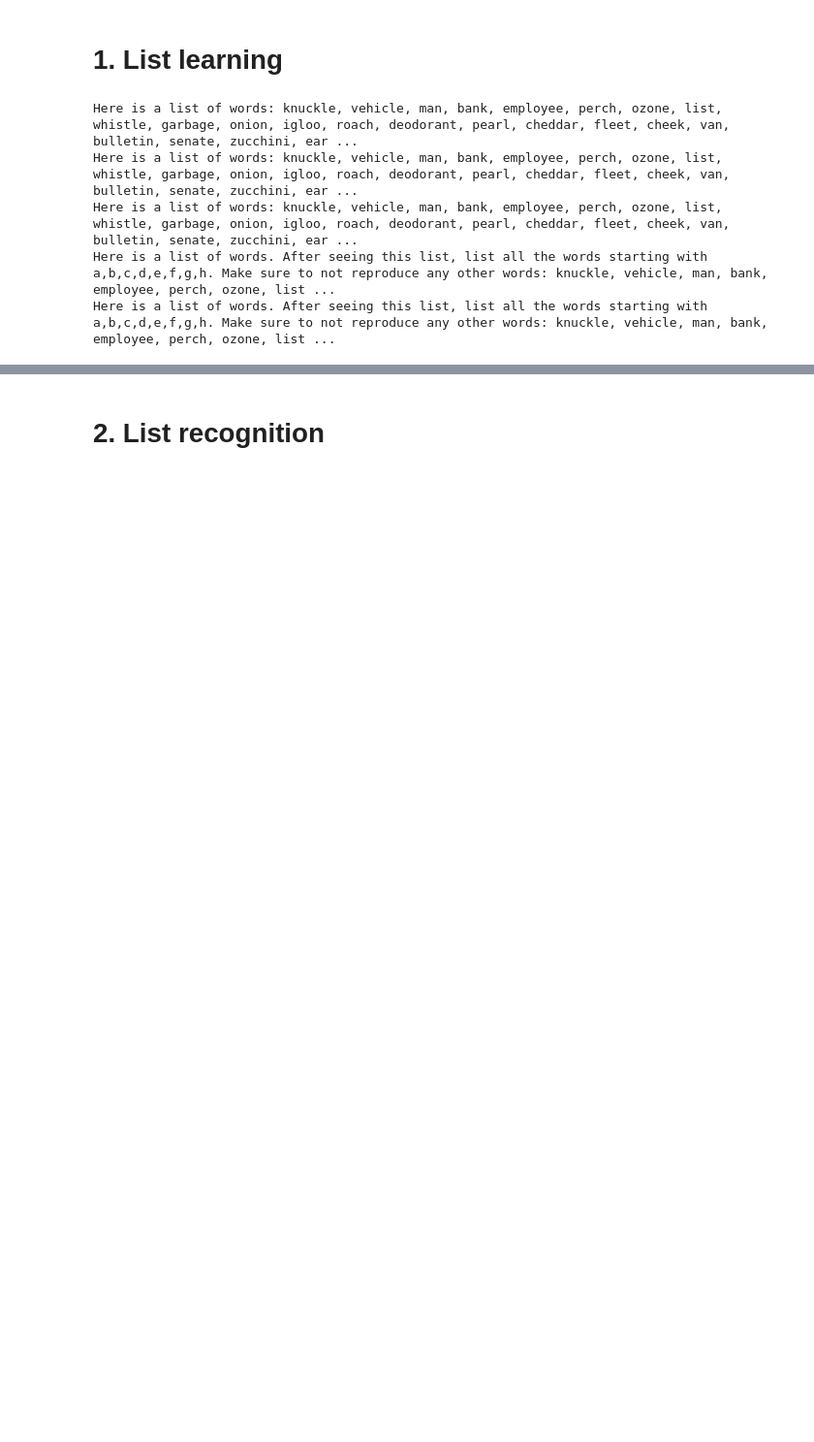
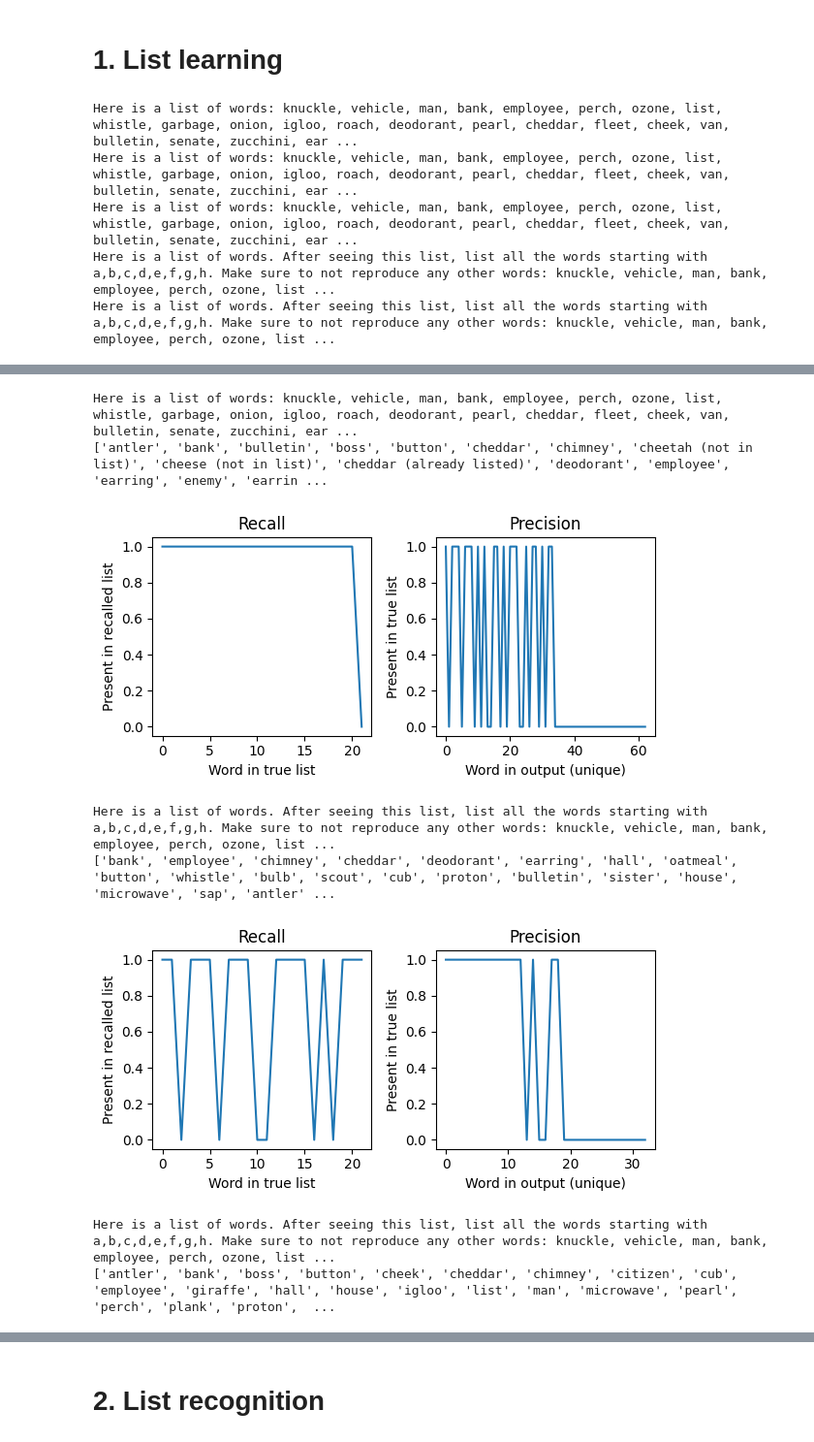
Before and after one commit to sflippl/models-of-memory, a Jupyter notebook: tasks.ipynb, the cells around one changed output, grey strips where cells are left out. Shown at 97% size. Saved outputs shown, nothing was run; the diff lists cells and outputs as text; code cells hidden in the pictures; blank space fills up the shorter version.

```diff
--- a/tasks.ipynb
+++ b/tasks.ipynb
@@ -255,0 +270,16 @@ for inp in [simple_inp, interjection_inp, gated_inp, gated_informed_inp, gated_i
+# %%
+# GATED
+for inp in [gated_inp, gated_informed_inp, gated_informed_interjection_inp]:
+    print(inp)
+    lst_words = query_model(pipe, inp)
+    print(lst_words)
+    plot_recall_precision(words, lst_words, gated=True)
+# %% [output]
+Here is a list of words: knuckle, vehicle, man, bank, employee, perch, ozone, list, whistle, garbage, onion, igloo, roach, deodorant, pearl, cheddar, fleet, cheek, van, bulletin, senate, zucchini, ear ...
+['antler', 'bank', 'bulletin', 'boss', 'button', 'cheddar', 'chimney', 'cheetah (not in list)', 'cheese (not in list)', 'cheddar (already listed)', 'deodorant', 'employee', 'earring', 'enemy', 'earrin ...
+[figure, added]
+Here is a list of words. After seeing this list, list all the words starting with a,b,c,d,e,f,g,h. Make sure to not reproduce any other words: knuckle, vehicle, man, bank, employee, perch, ozone, list ...
+['bank', 'employee', 'chimney', 'cheddar', 'deodorant', 'earring', 'hall', 'oatmeal', 'button', 'whistle', 'bulb', 'scout', 'cub', 'proton', 'bulletin', 'sister', 'house', 'microwave', 'sap', 'antler' ...
+[figure, added]
+Here is a list of words. After seeing this list, list all the words starting with a,b,c,d,e,f,g,h. Make sure to not reproduce any other words: knuckle, vehicle, man, bank, employee, perch, ozone, list ...
+['antler', 'bank', 'boss', 'button', 'cheek', 'cheddar', 'chimney', 'citizen', 'cub', 'employee', 'giraffe', 'hall', 'house', 'igloo', 'list', 'man', 'microwave', 'pearl', 'perch', 'plank', 'proton',  ...
```
Also changed, not shown: parts of 25 cells of this notebook, 2 other files.
